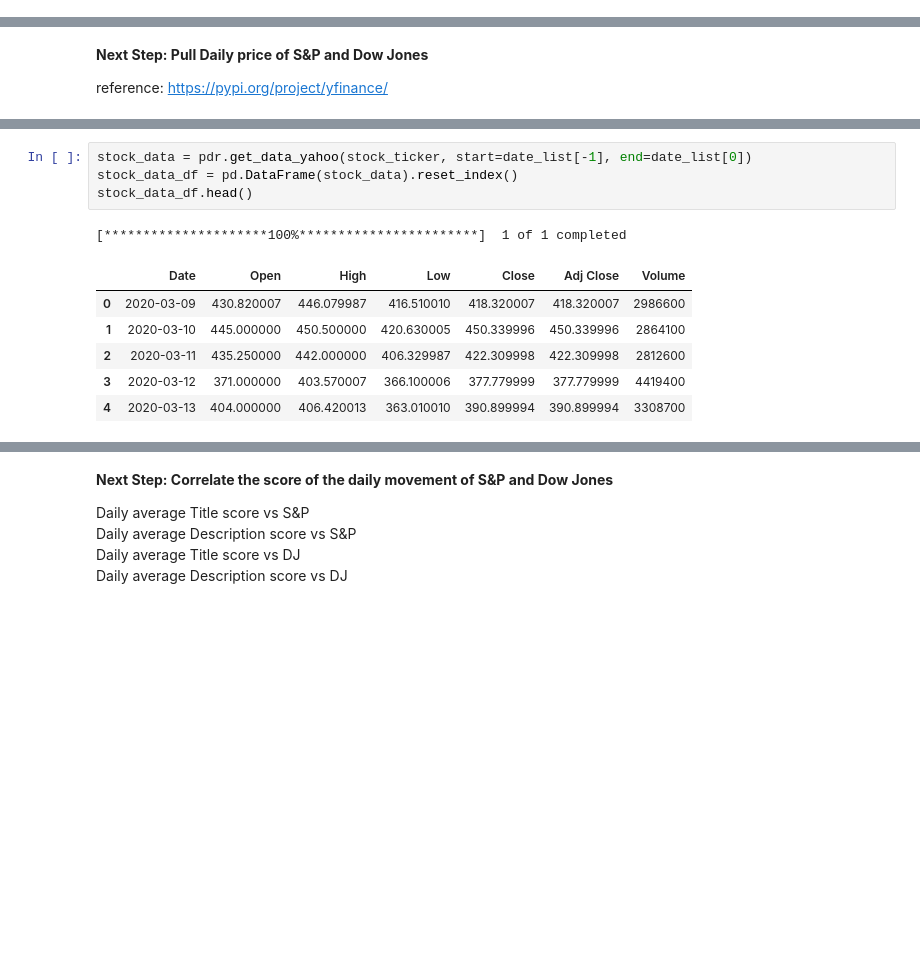
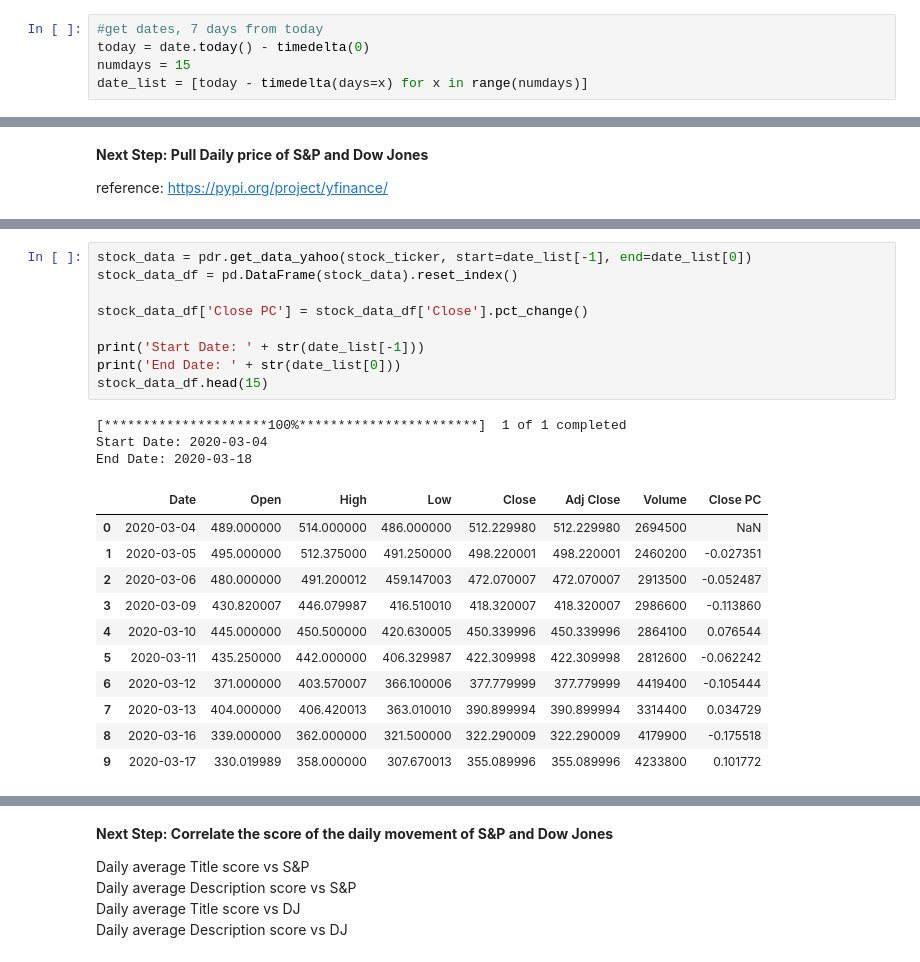
Before and after one commit to SusanQu/SentimentAnalysis, a Jupyter notebook: Sentiment Analysis with Vader.ipynb, the cells around one changed output, grey strips where cells are left out. Saved outputs shown, nothing was run; the diff lists cells and outputs as text; blank space fills up the shorter version.

```diff
--- a/Sentiment Analysis with Vader.ipynb
+++ b/Sentiment Analysis with Vader.ipynb
@@ -63,3 +58,8 @@ api key: 798c7707bbe8404199296c0521a99f61
+# %%
+#get dates, 7 days from today
+today = date.today() - timedelta(0)
+numdays = 15
+date_list = [today - timedelta(days=x) for x in range(numdays)]
 # %%
 #try return news for 1 day, make 7 requests, sort by most popular results
 total_res = []
@@ -269,12 +300,24 @@ reference: https://pypi.org/project/yfinance/
 # %%
 stock_data = pdr.get_data_yahoo(stock_ticker, start=date_list[-1], end=date_list[0])
 stock_data_df = pd.DataFrame(stock_data).reset_index()
-stock_data_df.head()
+
+stock_data_df['Close PC'] = stock_data_df['Close'].pct_change()
+
+print('Start Date: ' + str(date_list[-1]))
+print('End Date: ' + str(date_list[0]))
+stock_data_df.head(15)
 # %% [output]
 [*********************100%***********************]  1 of 1 completed
+Start Date: 2020-03-04
+End Date: 2020-03-18
-|  | Date | Open | High | Low | Close | Adj Close | Volume |
-| 0 | 2020-03-09 | 430.820007 | 446.079987 | 416.510010 | 418.320007 | 418.320007 | 2986600 |
-| 1 | 2020-03-10 | 445.000000 | 450.500000 | 420.630005 | 450.339996 | 450.339996 | 2864100 |
-| 2 | 2020-03-11 | 435.250000 | 442.000000 | 406.329987 | 422.309998 | 422.309998 | 2812600 |
-| 3 | 2020-03-12 | 371.000000 | 403.570007 | 366.100006 | 377.779999 | 377.779999 | 4419400 |
-| 4 | 2020-03-13 | 404.000000 | 406.420013 | 363.010010 | 390.899994 | 390.899994 | 3308700 |
+|  | Date | Open | High | Low | Close | Adj Close | Volume | Close PC |
+| 0 | 2020-03-04 | 489.000000 | 514.000000 | 486.000000 | 512.229980 | 512.229980 | 2694500 | NaN |
+| 1 | 2020-03-05 | 495.000000 | 512.375000 | 491.250000 | 498.220001 | 498.220001 | 2460200 | -0.027351 |
+| 2 | 2020-03-06 | 480.000000 | 491.200012 | 459.147003 | 472.070007 | 472.070007 | 2913500 | -0.052487 |
+| 3 | 2020-03-09 | 430.820007 | 446.079987 | 416.510010 | 418.320007 | 418.320007 | 2986600 | -0.113860 |
+| 4 | 2020-03-10 | 445.000000 | 450.500000 | 420.630005 | 450.339996 | 450.339996 | 2864100 | 0.076544 |
+| 5 | 2020-03-11 | 435.250000 | 442.000000 | 406.329987 | 422.309998 | 422.309998 | 2812600 | -0.062242 |
+| 6 | 2020-03-12 | 371.000000 | 403.570007 | 366.100006 | 377.779999 | 377.779999 | 4419400 | -0.105444 |
+| 7 | 2020-03-13 | 404.000000 | 406.420013 | 363.010010 | 390.899994 | 390.899994 | 3314400 | 0.034729 |
+| 8 | 2020-03-16 | 339.000000 | 362.000000 | 321.500000 | 322.290009 | 322.290009 | 4179900 | -0.175518 |
+| 9 | 2020-03-17 | 330.019989 | 358.000000 | 307.670013 | 355.089996 | 355.089996 | 4233800 | 0.101772 |
```
Also changed, not shown: parts of 10 cells of this notebook.
